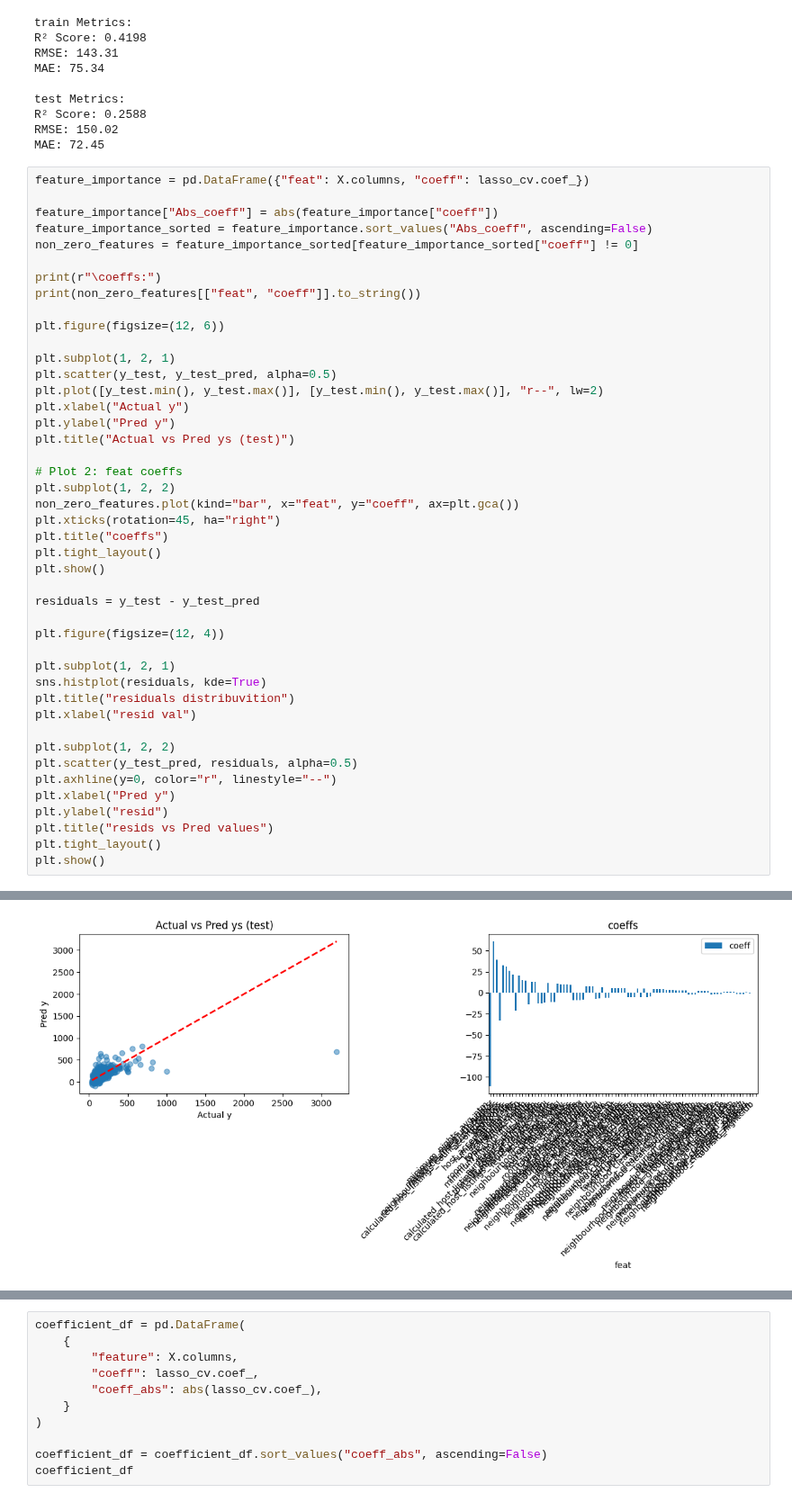
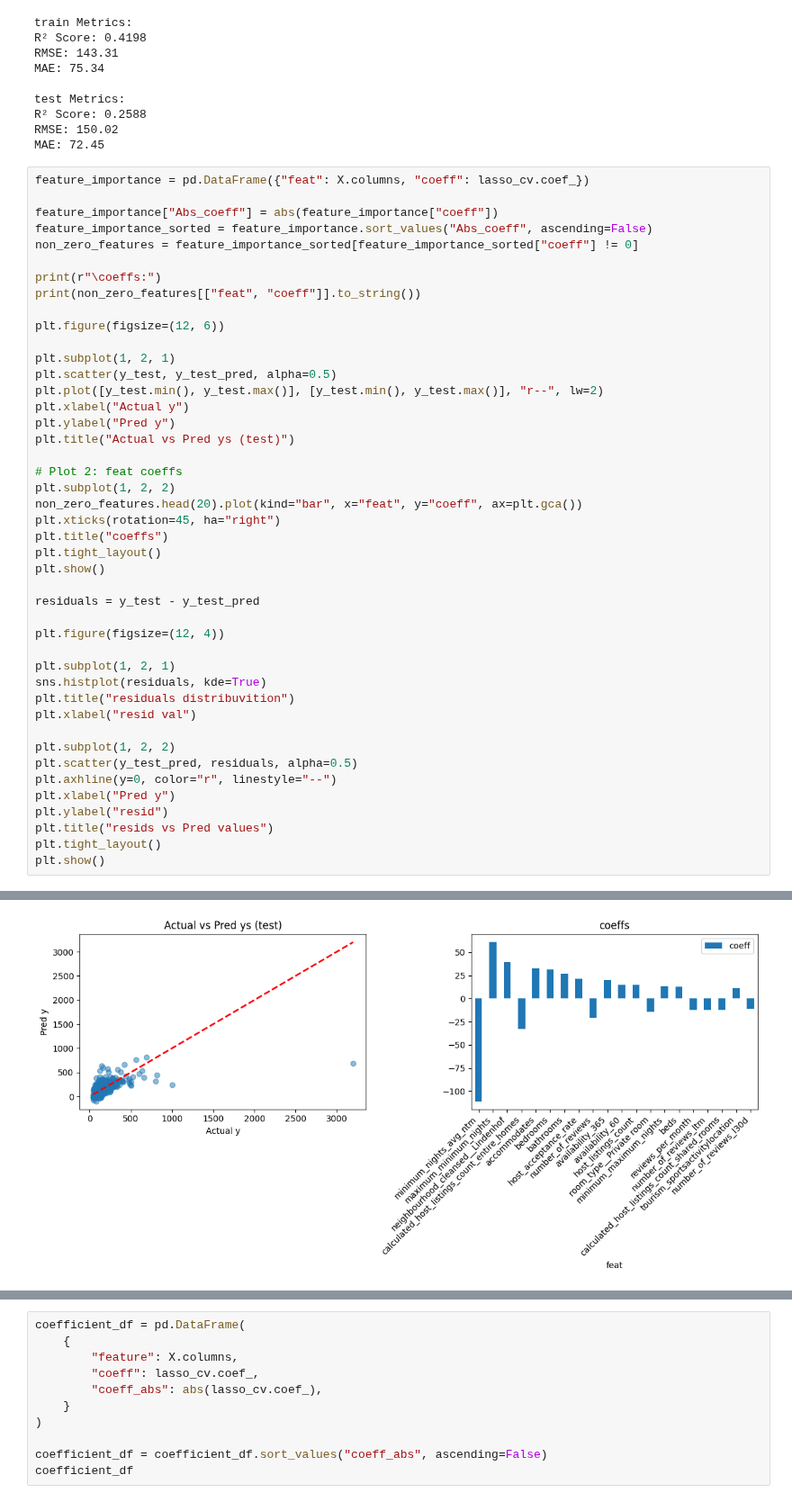
Before and after one commit to gerome-rac/DSF, a Jupyter notebook: models.ipynb, the cells around one changed output, grey strips where cells are left out. Shown at 90% size. Drawn from its saved outputs; the diff is of its cells as text.

```diff
--- a/models.ipynb
+++ b/models.ipynb
@@ -523,7 +454,7 @@ plt.title("Actual vs Pred ys (test)")
 
 # Plot 2: feat coeffs
 plt.subplot(1, 2, 2)
-non_zero_features.plot(kind="bar", x="feat", y="coeff", ax=plt.gca())
+non_zero_features.head(20).plot(kind="bar", x="feat", y="coeff", ax=plt.gca())
 plt.xticks(rotation=45, ha="right")
 plt.title("coeffs")
 plt.tight_layout()
@@ -537,34 +468,34 @@ plt.subplot(1, 2, 1)
 sns.histplot(residuals, kde=True)
 plt.title("residuals distribuvition")
 plt.xlabel("resid val")
 
 plt.subplot(1, 2, 2)
 plt.scatter(y_test_pred, residuals, alpha=0.5)
 plt.axhline(y=0, color="r", linestyle="--")
 plt.xlabel("Pred y")
 plt.ylabel("resid")
 plt.title("resids vs Pred values")
 plt.tight_layout()
 plt.show()
 # %% [output]
 \coeffs:
                                              feat       coeff
 16                         minimum_nights_avg_ntm -110.754674
 13                         maximum_minimum_nights   60.953113
 72              neighbourhood_cleansed__Lindenhof   39.546059
 33    calculated_host_listings_count_entire_homes  -33.013495
 6                                    accommodates   32.900582
 8                                        bedrooms   31.471676
 7                                       bathrooms   26.437398
 1                            host_acceptance_rate   21.581152
 22                              number_of_reviews  -20.985374
 21                               availability_365   20.052577
 ... (70 lines left out)
 51          neighbourhood_group_cleansed__Kreis 7    1.008936
 81               neighbourhood_cleansed__Sihlfeld   -0.855334
 54              neighbourhood_cleansed__Affoltern   -0.361856
 109                             tourism_nightclub    0.104380
-[figure, old version]
+[figure, new version]
 [figure]
 # %%
 coefficient_df = pd.DataFrame(
```
Also changed, not shown: parts of 1 cell of this notebook.
